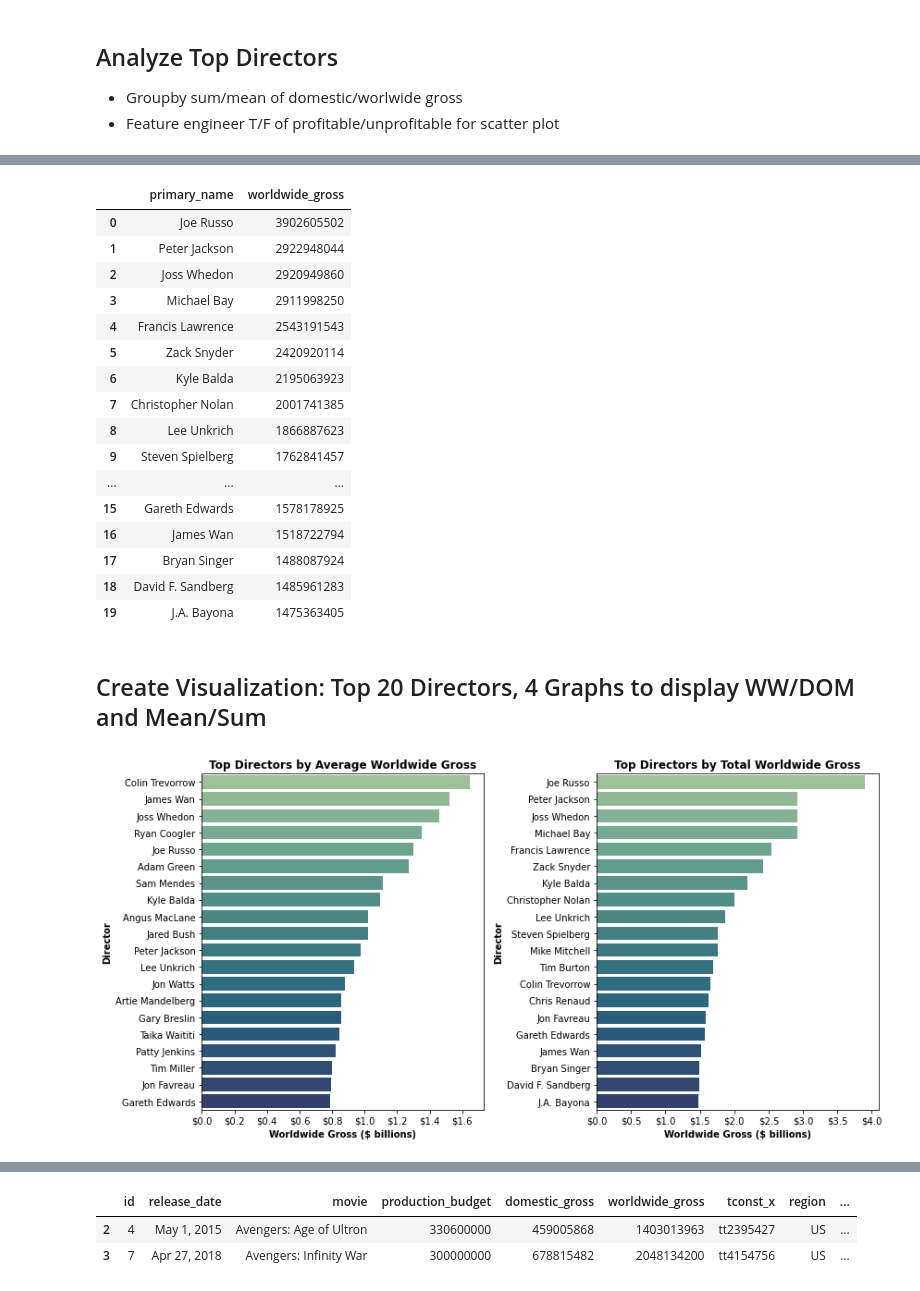
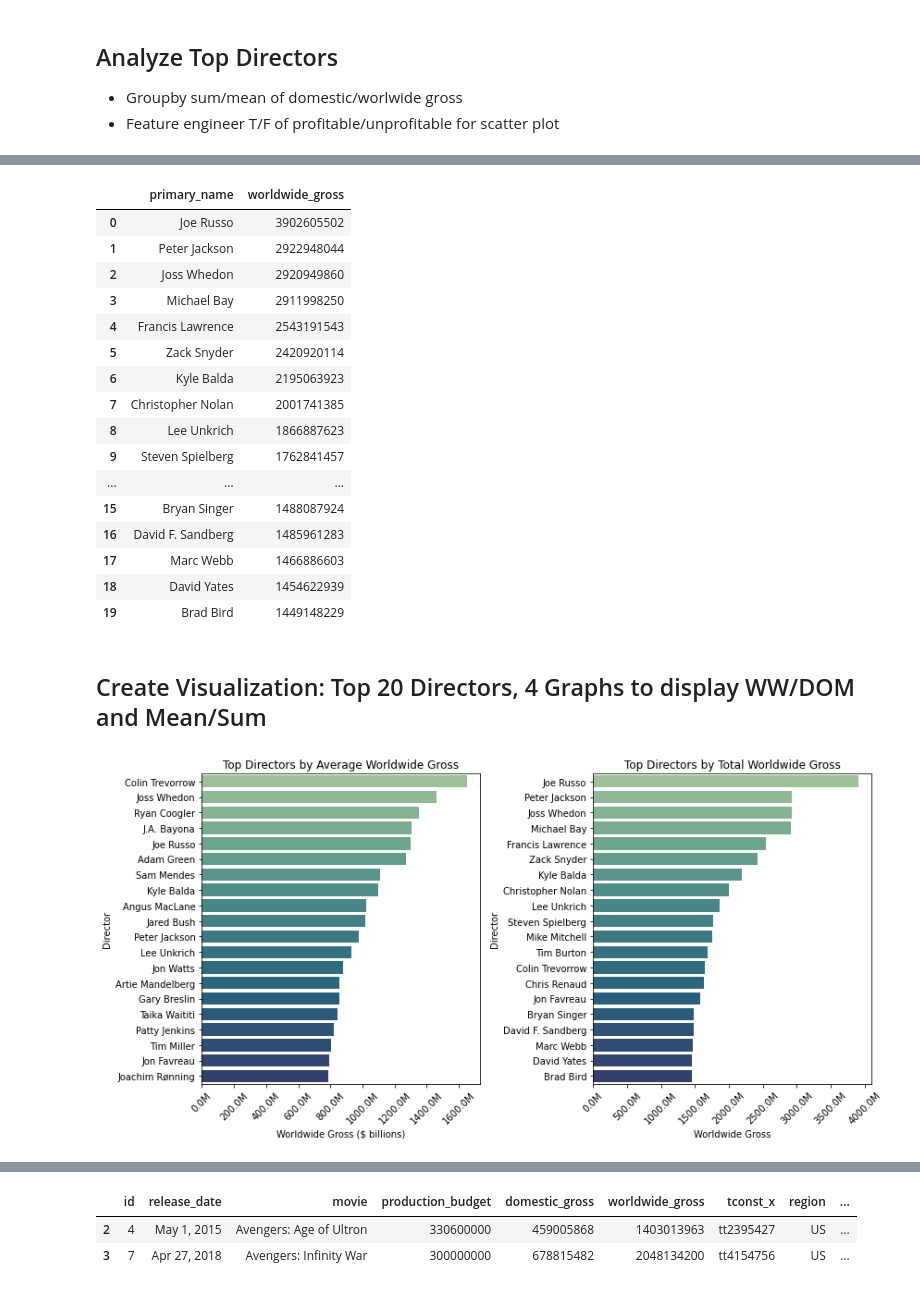
Before and after one commit to kuninethan95/dsc-phase-1-project, a Jupyter notebook: Phase 1 Project Notebook.ipynb, the cells around one changed output, grey strips where cells are left out. Drawn from its saved outputs; the diff is of its cells as text; code cells hidden in the pictures.

```diff
--- a/Phase 1 Project Notebook.ipynb
+++ b/Phase 1 Project Notebook.ipynb
@@ -155,7 +165,7 @@ imdb_title_principals = pd.read_csv(filepath8)
 # %%
 # Merge movie budgets/earnings with titles to display runtime
 
-movie_rt = tn_movie_budgets.merge(imdb_title_basics, left_on='movie', right_on='primary_title', how='inner')
+movie_rt = tn_movie_budgets.merge(imdb_title_basics, left_on='movie', right_on='original_title', how='inner')
 # %%
 movie_rt.head()
 # %% [output]
@@ -541,31 +572,36 @@ tp_wgsum
 | 8 | Lee Unkrich | 1866887623 |
 | 9 | Steven Spielberg | 1762841457 |
 | ... | ... | ... |
-| 15 | Gareth Edwards | 1578178925 |
-| 16 | James Wan | 1518722794 |
-| 17 | Bryan Singer | 1488087924 |
-| 18 | David F. Sandberg | 1485961283 |
-| 19 | J.A. Bayona | 1475363405 |
+| 15 | Bryan Singer | 1488087924 |
+| 16 | David F. Sandberg | 1485961283 |
+| 17 | Marc Webb | 1466886603 |
+| 18 | David Yates | 1454622939 |
+| 19 | Brad Bird | 1449148229 |
 # %% [markdown]
 ## Create Visualization: Top 20 Directors, 4 Graphs to display WW/DOM and Mean/Sum
 # %%
 fig, (ax1, ax2) = plt.subplots(nrows=1, ncols=2, figsize=(12,6))
 
 x_labels1 = ['$0.0', '$0.2', '$0.4', '$0.6', '$0.8', '$1.0', '$1.2', '$1.4', '$1.6']
 x_labels2 = ['$0.0', '$0.5', '$1.0', '$1.5', '$2.0', '$2.5', '$3.0', '$3.5', '$4.0']
 ax1 = sns.barplot(data=tp_wgmean, x='worldwide_gross', y='primary_name', ax=ax1, palette='crest')
-ax1.set_title('Top Directors by Average Worldwide Gross', fontweight="bold")
-ax1.set_xlabel('Worldwide Gross ($ billions)', fontweight="bold")
-ax1.set_ylabel('Director', fontweight="bold")
+ax1.set_title('Top Directors by Average Worldwide Gross')
+ax1.set_xlabel('Worldwide Gross ($ billions)')
+ax1.set_ylabel('Director')
 ax1.set_xticklabels(x_labels1)
+formatter = FuncFormatter(millions)
+ax1.xaxis.set_major_formatter(formatter)
+ax1.tick_params(axis='x', labelrotation = 45)
+
 
 ax2 = sns.barplot(data=tp_wgsum, x='worldwide_gross', y='primary_name', ax=ax2, palette='crest')
-ax2.set_title('Top Directors by Total Worldwide Gross', fontweight="bold")
-ax2.set_xlabel('Worldwide Gross ($ billions)', fontweight="bold")
-ax2.set_ylabel('Director', fontweight="bold")
+ax2.set_title('Top Directors by Total Worldwide Gross')
+ax2.set_xlabel('Worldwide Gross')
+ax2.set_ylabel('Director')
 ax2.set_xticklabels(x_labels2)
-
-
-fig.tight_layout()
+formatter = FuncFormatter(millions)
+ax2.xaxis.set_major_formatter(formatter)
+ax2.tick_params(axis='x', labelrotation = 45)
+fig.tight_layout();
 # %% [output]
-[figure, old version]
+[figure, new version]
```
Also changed, not shown: parts of 31 cells of this notebook, 1 other file.
